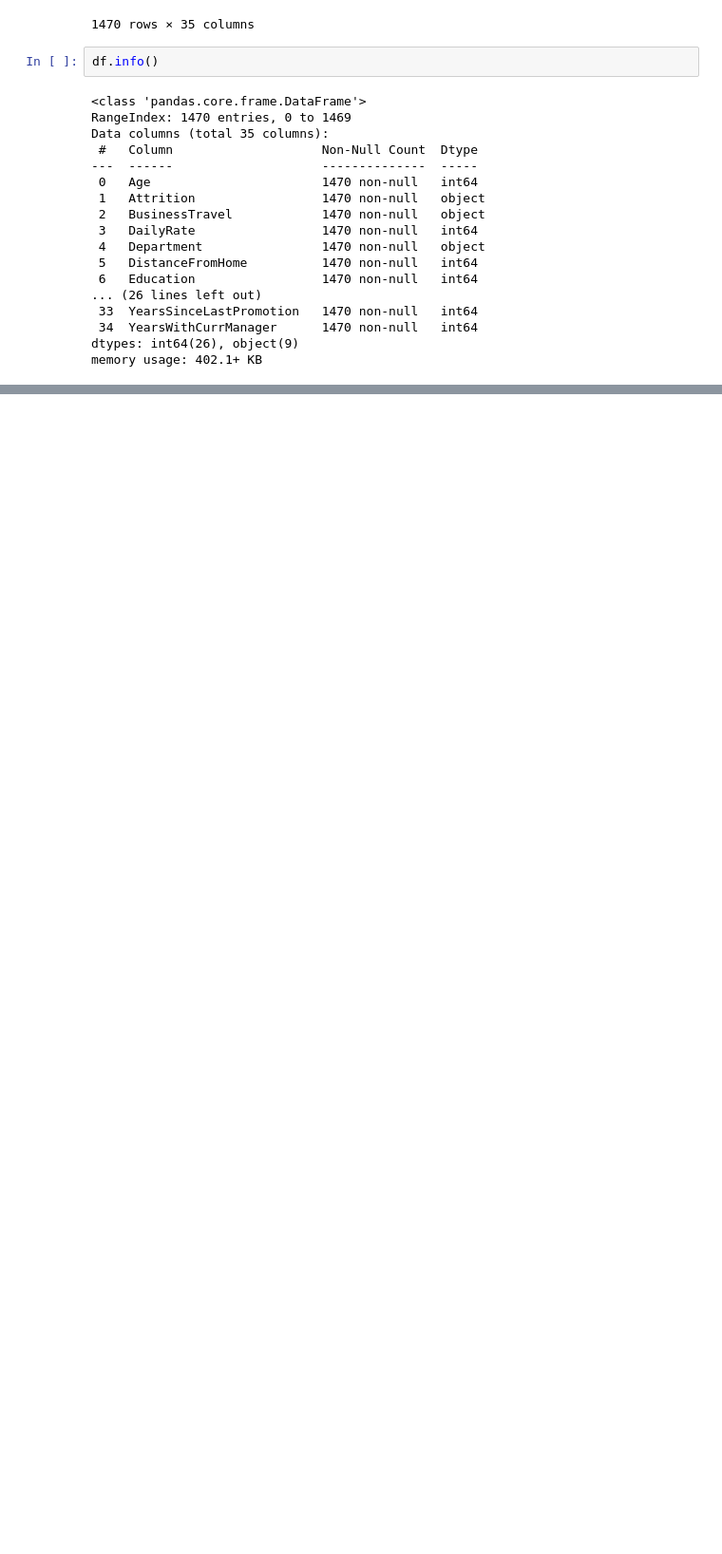
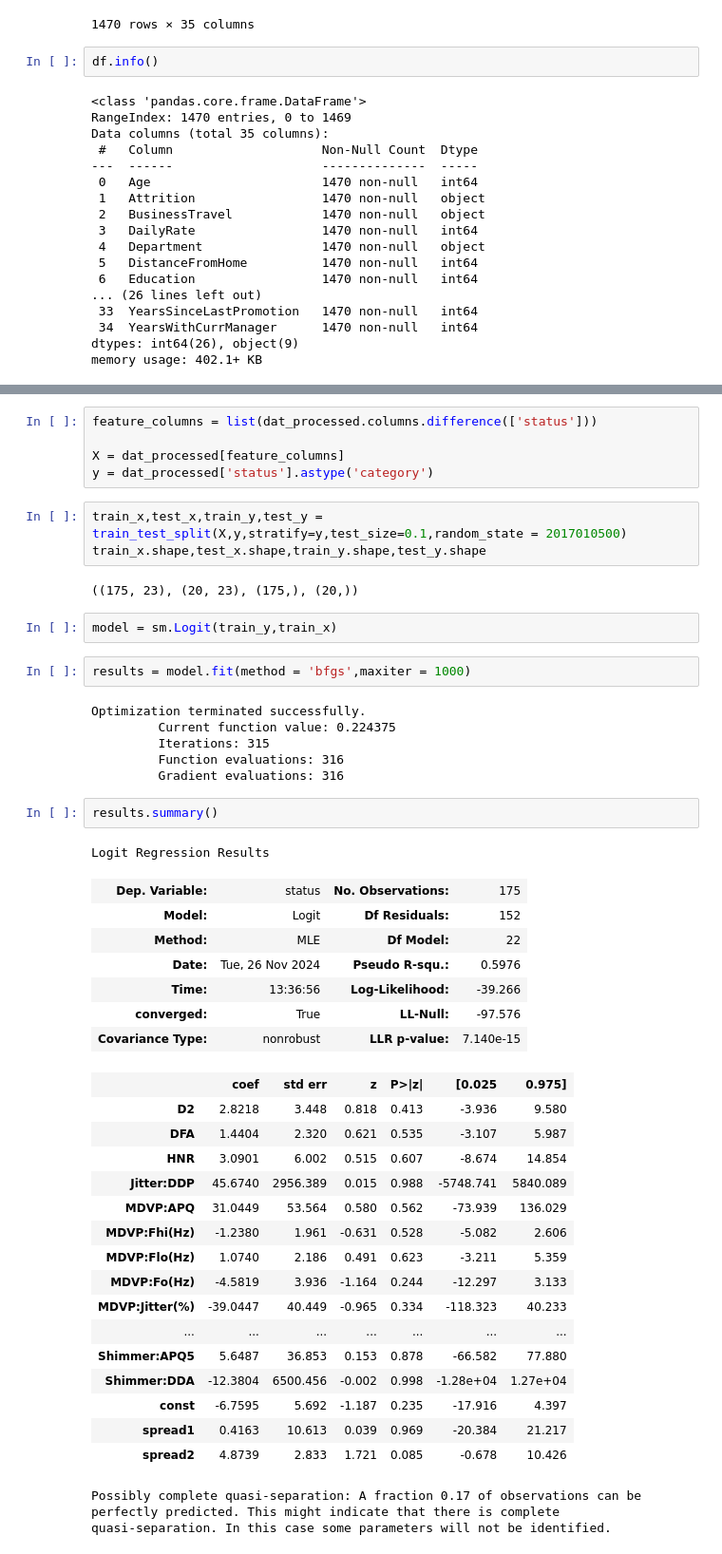
Before and after one commit to JaehwanKim00/-, a Jupyter notebook: Part05/ch02.ipynb, the cells around one changed output, grey strips where cells are left out. Shown at 95% size. Saved outputs shown, nothing was run; the diff lists cells and outputs as text; blank space fills up the shorter version.

```diff
--- a/Part05/ch02.ipynb
+++ b/Part05/ch02.ipynb
@@ -54,0 +236,50 @@ Name: count, dtype: int64
+# %%
+feature_columns = list(dat_processed.columns.difference(['status']))
+
+X = dat_processed[feature_columns]
+y = dat_processed['status'].astype('category')
+# %%
+train_x,test_x,train_y,test_y = train_test_split(X,y,stratify=y,test_size=0.1,random_state = 2017010500)
+train_x.shape,test_x.shape,train_y.shape,test_y.shape
+# %% [output]
+((175, 23), (20, 23), (175,), (20,))
+# %%
+model = sm.Logit(train_y,train_x)
+# %%
+results = model.fit(method = 'bfgs',maxiter = 1000)
+# %% [output]
+Optimization terminated successfully.
+         Current function value: 0.224375
+         Iterations: 315
+         Function evaluations: 316
+         Gradient evaluations: 316
+# %%
+results.summary()
+# %% [output]
+Logit Regression Results
+| Dep. Variable: | status | No. Observations: | 175 |
+| Model: | Logit | Df Residuals: | 152 |
+| Method: | MLE | Df Model: | 22 |
+| Date: | Tue, 26 Nov 2024 | Pseudo R-squ.: | 0.5976 |
+| Time: | 13:36:56 | Log-Likelihood: | -39.266 |
+| converged: | True | LL-Null: | -97.576 |
+| Covariance Type: | nonrobust | LLR p-value: | 7.140e-15 |
+|  | coef | std err | z | P>|z| | [0.025 | 0.975] |
+| D2 | 2.8218 | 3.448 | 0.818 | 0.413 | -3.936 | 9.580 |
+| DFA | 1.4404 | 2.320 | 0.621 | 0.535 | -3.107 | 5.987 |
+| HNR | 3.0901 | 6.002 | 0.515 | 0.607 | -8.674 | 14.854 |
+| Jitter:DDP | 45.6740 | 2956.389 | 0.015 | 0.988 | -5748.741 | 5840.089 |
+| MDVP:APQ | 31.0449 | 53.564 | 0.580 | 0.562 | -73.939 | 136.029 |
+| MDVP:Fhi(Hz) | -1.2380 | 1.961 | -0.631 | 0.528 | -5.082 | 2.606 |
+| MDVP:Flo(Hz) | 1.0740 | 2.186 | 0.491 | 0.623 | -3.211 | 5.359 |
+| MDVP:Fo(Hz) | -4.5819 | 3.936 | -1.164 | 0.244 | -12.297 | 3.133 |
+| MDVP:Jitter(%) | -39.0447 | 40.449 | -0.965 | 0.334 | -118.323 | 40.233 |
+| ... | ... | ... | ... | ... | ... | ... |
+| Shimmer:APQ5 | 5.6487 | 36.853 | 0.153 | 0.878 | -66.582 | 77.880 |
+| Shimmer:DDA | -12.3804 | 6500.456 | -0.002 | 0.998 | -1.28e+04 | 1.27e+04 |
+| const | -6.7595 | 5.692 | -1.187 | 0.235 | -17.916 | 4.397 |
+| spread1 | 0.4163 | 10.613 | 0.039 | 0.969 | -20.384 | 21.217 |
+| spread2 | 4.8739 | 2.833 | 1.721 | 0.085 | -0.678 | 10.426 |
+Possibly complete quasi-separation: A fraction 0.17 of observations can be
+perfectly predicted. This might indicate that there is complete
+quasi-separation. In this case some parameters will not be identified.
```
Also changed, not shown: parts of 29 cells of this notebook.
